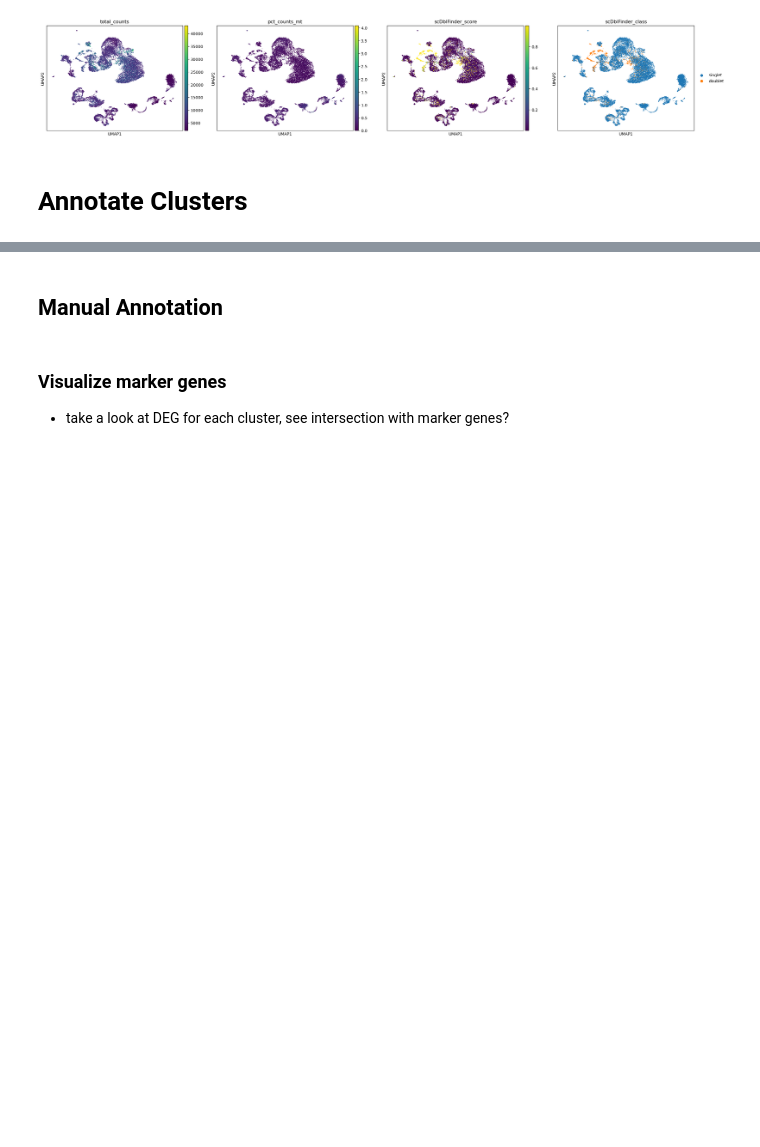
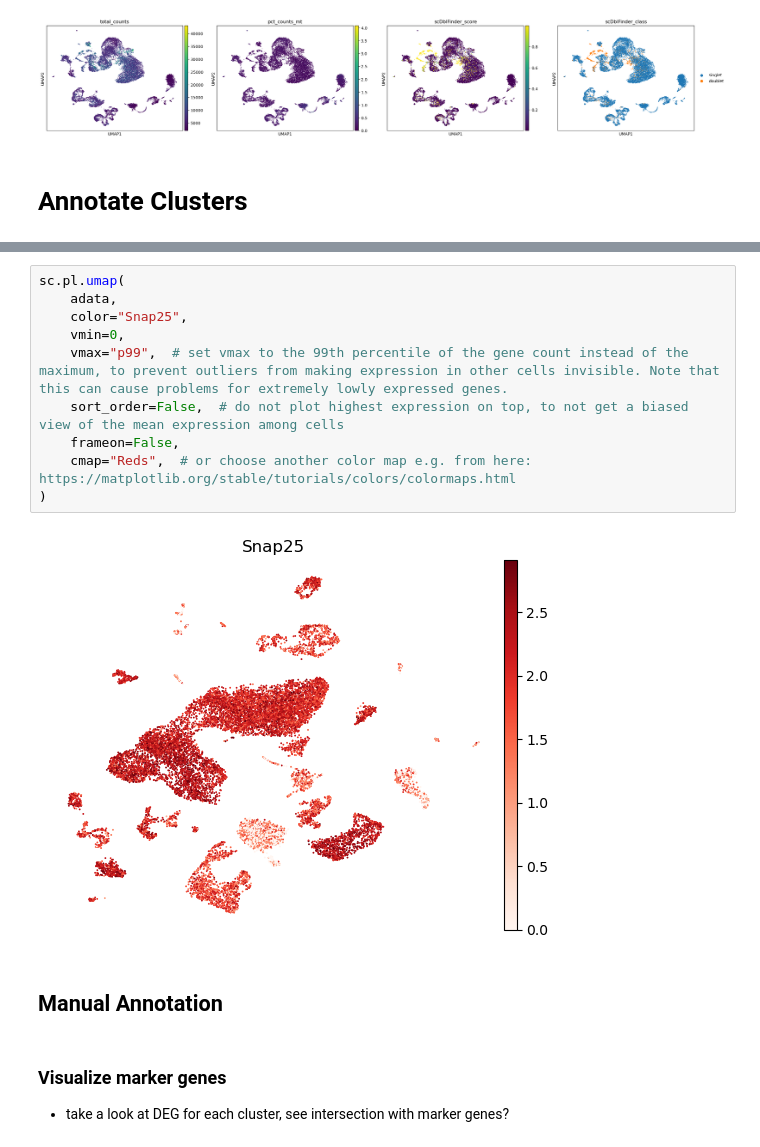
Before and after one commit to eisko/snRNAseq, a Jupyter notebook: prelim_analy.ipynb, the cells around one changed output, grey strips where cells are left out. Cells and saved outputs as stored; diff of their text form; blank space fills up the shorter version.

```diff
--- a/prelim_analy.ipynb
+++ b/prelim_analy.ipynb
@@ -975,3 +1126,15 @@ sc.pl.umap(
+# %%
+sc.pl.umap(
+    adata,
+    color="Snap25",
+    vmin=0,
+    vmax="p99",  # set vmax to the 99th percentile of the gene count instead of the maximum, to prevent outliers from making expression in other cells invisible. Note that this can cause problems for extremely lowly expressed genes.
+    sort_order=False,  # do not plot highest expression on top, to not get a biased view of the mean expression among cells
+    frameon=False,
+    cmap="Reds",  # or choose another color map e.g. from here: https://matplotlib.org/stable/tutorials/colors/colormaps.html
+)
+# %% [output]
+[figure, added]
 # %% [markdown]
 ## Manual Annotation
 # %% [markdown]
```
Also changed, not shown: parts of 15 cells of this notebook, 3 other files.
